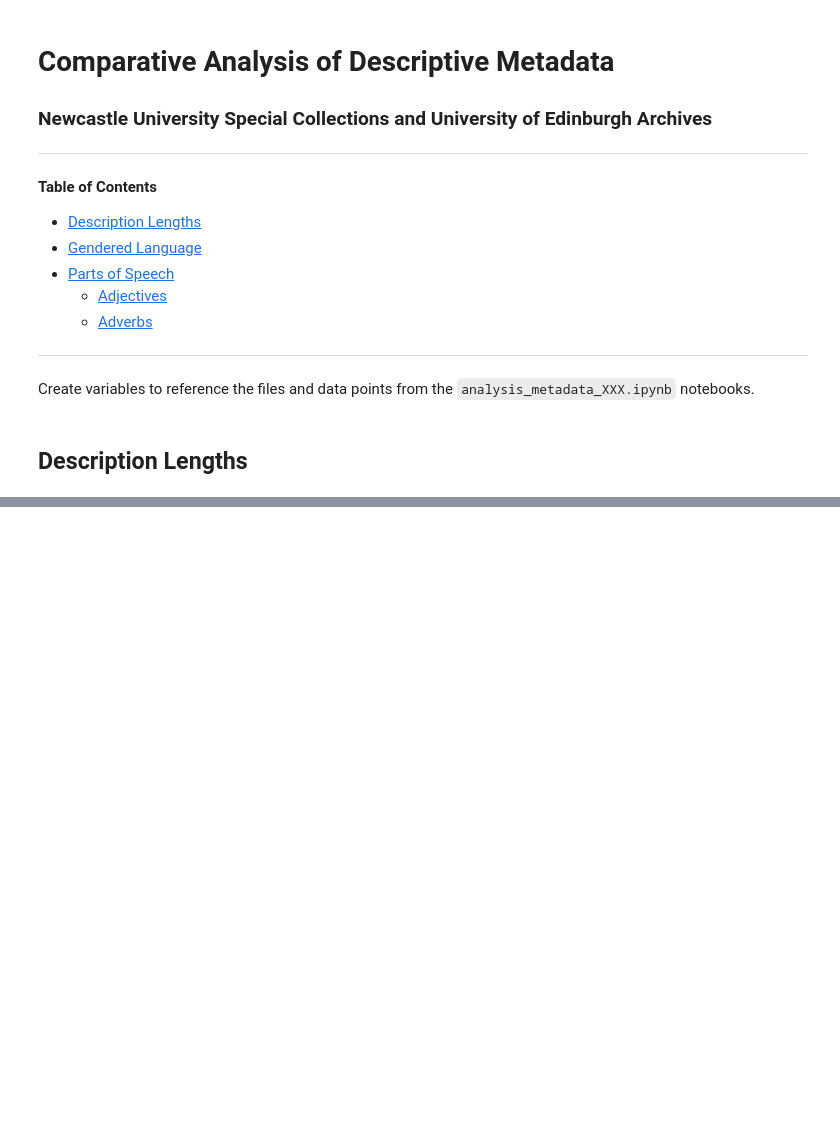
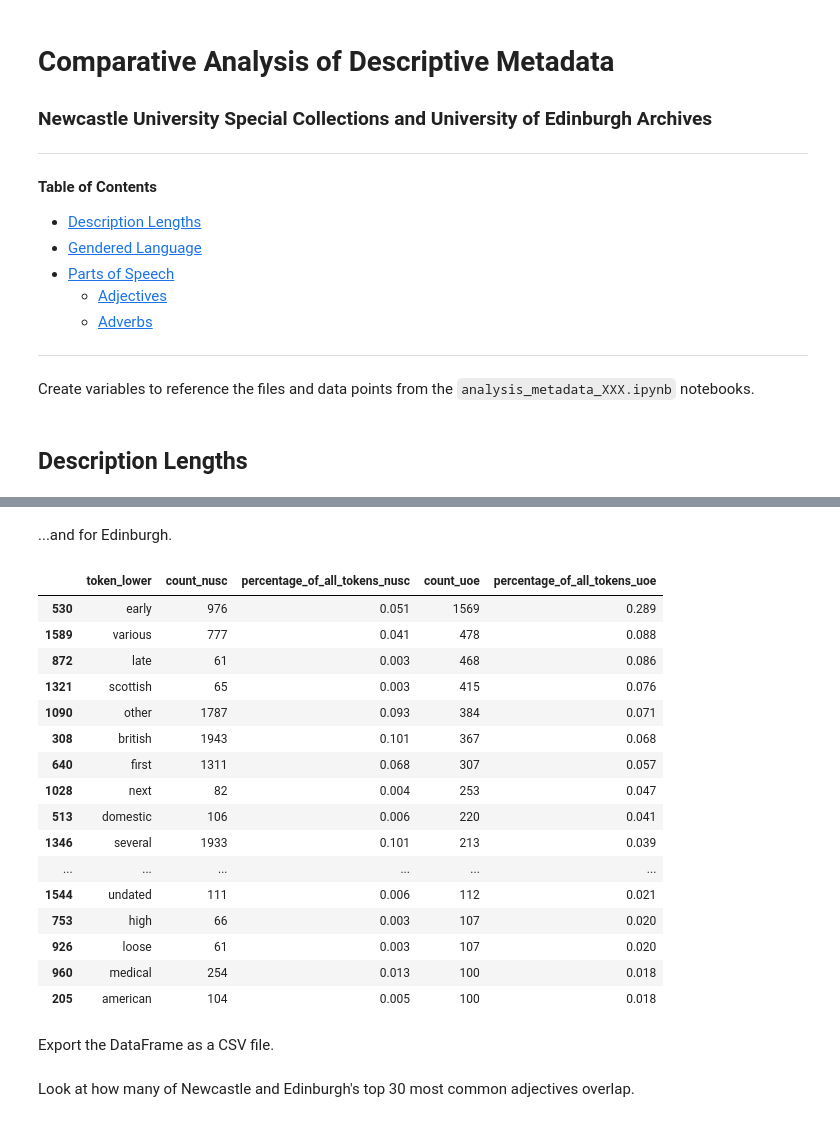
Before and after one commit to thegoose20/nusc, a Jupyter notebook: nusc_uoe_comparison.ipynb, the cells around one changed output, grey strips where cells are left out. Drawn from its saved outputs; the diff is of its cells as text; code cells hidden in the pictures; blank space fills up the shorter version.

```diff
--- a/nusc_uoe_comparison.ipynb
+++ b/nusc_uoe_comparison.ipynb
@@ -80,0 +481,25 @@ mean_tokens_per_desc = list(df_len_uoe["tokens_per_description"])[0]
+# %% [markdown]
+...and for Edinburgh.
+# %%
+common_adjs_alpha = common_adjs_alpha.sort_values(by="count_uoe", ascending=False)
+common_adjs_alpha.head(30)
+# %% [output]
+|  | token_lower | count_nusc | percentage_of_all_tokens_nusc | count_uoe | percentage_of_all_tokens_uoe |
+| 530 | early | 976 | 0.051 | 1569 | 0.289 |
+| 1589 | various | 777 | 0.041 | 478 | 0.088 |
+| 872 | late | 61 | 0.003 | 468 | 0.086 |
+| 1321 | scottish | 65 | 0.003 | 415 | 0.076 |
+| 1090 | other | 1787 | 0.093 | 384 | 0.071 |
+| 308 | british | 1943 | 0.101 | 367 | 0.068 |
+| 640 | first | 1311 | 0.068 | 307 | 0.057 |
+| 1028 | next | 82 | 0.004 | 253 | 0.047 |
+| 513 | domestic | 106 | 0.006 | 220 | 0.041 |
+| 1346 | several | 1933 | 0.101 | 213 | 0.039 |
+| ... | ... | ... | ... | ... | ... |
+| 1544 | undated | 111 | 0.006 | 112 | 0.021 |
+| 753 | high | 66 | 0.003 | 107 | 0.020 |
+| 926 | loose | 61 | 0.003 | 107 | 0.020 |
+| 960 | medical | 254 | 0.013 | 100 | 0.018 |
+| 205 | american | 104 | 0.005 | 100 | 0.018 |
+# %% [markdown]
+Export the DataFrame as a CSV file.
@@ -80,0 +508,2 @@ mean_tokens_per_desc = list(df_len_uoe["tokens_per_description"])[0]
+# %% [markdown]
+Look at how many of Newcastle and Edinburgh's top 30 most common adjectives overlap.
```
Also changed, not shown: parts of 74 cells of this notebook, 3 other files.
